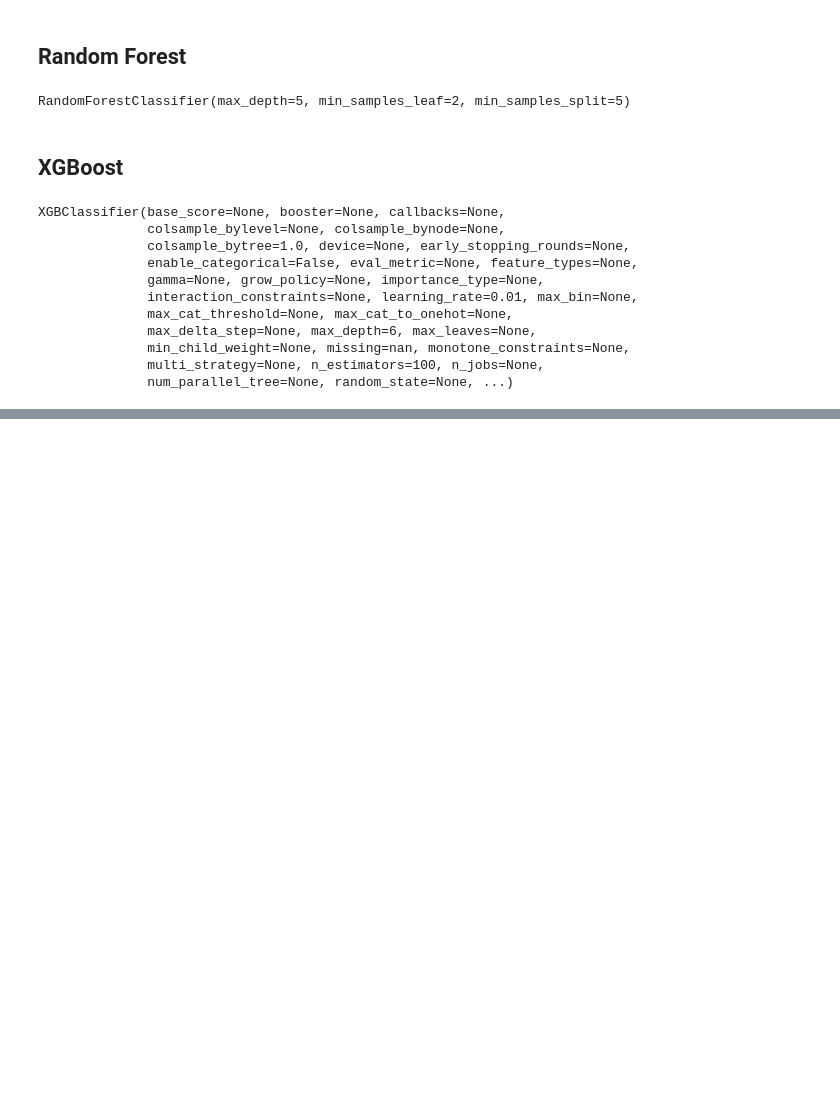
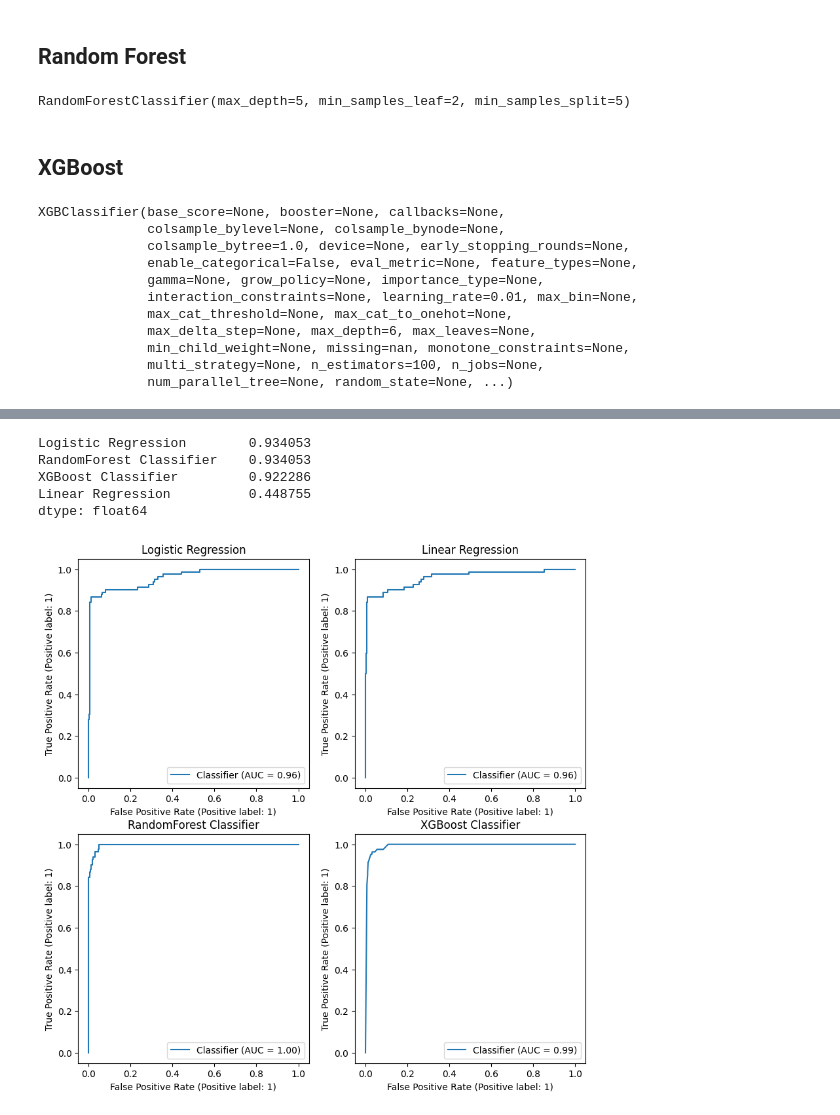
Before and after one commit to DLBD-Department/Python-Data-Science, a Jupyter notebook: Day3-MachineLearning/E2E-ML.ipynb, the cells around one changed output, grey strips where cells are left out. Cells and saved outputs as stored; diff of their text form; code cells hidden in the pictures; blank space fills up the shorter version.

```diff
--- a/Day3-MachineLearning/E2E-ML.ipynb
+++ b/Day3-MachineLearning/E2E-ML.ipynb
@@ -218,6 +220,7 @@ random_f.fit(X_train, y_train)
 # %% [output]
 RandomForestClassifier(max_depth=5, min_samples_leaf=2, min_samples_split=5)
 # %%
+prob_random_f = random_f.predict_proba(X_test)[:, 1]
 pred_random_f = random_f.predict(X_test)
 # %% [markdown]
 ## XGBoost
@@ -251,6 +254,7 @@ XGBClassifier(base_score=None, booster=None, callbacks=None,
               multi_strategy=None, n_estimators=100, n_jobs=None,
               num_parallel_tree=None, random_state=None, ...)
 # %%
+prob_xgb = xgb.predict_proba(X_test)[:, 1]
 pred_xgb = xgb.predict(X_test)
 # %% [markdown]
 # Metrics
@@ -260,0 +287,7 @@ pred_xgb = xgb.predict(X_test)
+# %%
+from sklearn.metrics import classification_report
+
+for index, prediction_result in enumerate(results):
+    print("-"*60)
+    print(model_names[index])
+    print(classification_report(y_test, prediction_result))
@@ -260,0 +312,28 @@ pred_xgb = xgb.predict(X_test)
+# %%
+from sklearn.metrics import f1_score
+
+dict_f1_score = dict()
+
+for index, prediction_result in enumerate(results):
+    dict_f1_score[model_names[index]] = f1_score(y_test, prediction_result, average='macro')
+
+pd.Series(dict_f1_score).sort_values(ascending=False)
+# %% [output]
+Logistic Regression        0.934053
+RandomForest Classifier    0.934053
+XGBoost Classifier         0.922286
+Linear Regression          0.448755
+dtype: float64
+# %%
+from sklearn.metrics import RocCurveDisplay
+
+results = [prob_log_reg, prob_lin_reg_exp, prob_random_f, prob_xgb]
+model_names = ["Logistic Regression", "Linear Regression", "RandomForest Classifier", "XGBoost Classifier"]
+fig, ax = plt.subplots(2, 2, figsize=[10,10])
+ax = ax.flatten()
+
+for index, result in enumerate(results):
+    RocCurveDisplay.from_predictions(y_test, result, ax=ax[index])
+    ax[index].set(title=model_names[index])
+# %% [output]
+[figure, added]
```
Also changed, not shown: parts of 7 cells of this notebook.
